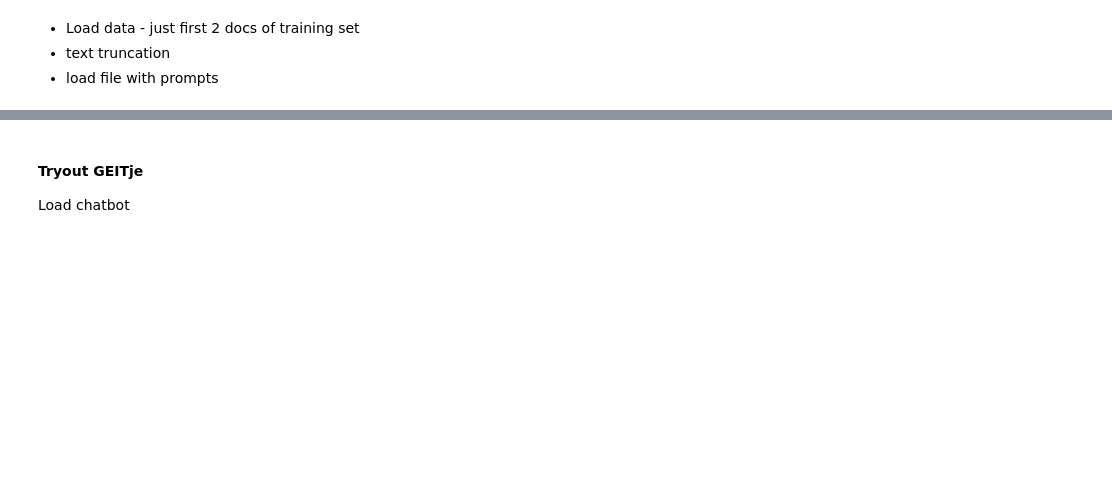
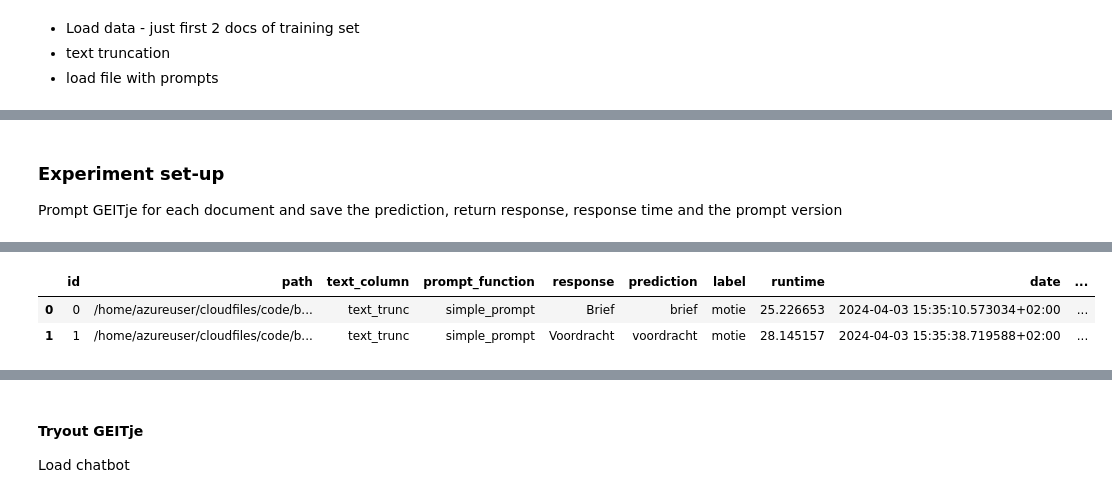
Before and after one commit to Amsterdam-Internships/document-classification-using-large-language-models, a Jupyter notebook: notebooks/CLgeitje.ipynb, the cells around one changed output, grey strips where cells are left out. Saved outputs shown, nothing was run; the diff lists cells and outputs as text; code cells hidden in the pictures; blank space fills up the shorter version.

```diff
--- a/notebooks/CLgeitje.ipynb
+++ b/notebooks/CLgeitje.ipynb
@@ -40,0 +34,77 @@ import prompt_template as pt
+# %% [markdown]
+### Experiment set-up
+Prompt GEITje for each document and save the prediction, return response, response time and the prompt version
+# %%
+import time
+import sys
+sys.path.append('../scripts/')
+import prompt_template as pt
+import prediction_helperfunctions as ph
+
+from transformers import pipeline, Conversation
+
+chatbot = pipeline(task='conversational', model='Rijgersberg/GEITje-7B-chat-v2',
+                   device_map='auto')
+
+""" Given a dataframe with txt, return a df with predictions """
+# docs_df = dataframe with the documents that need to be predicted
+# text_column = name of the column that includes the input_text. Can be different based on the text representation method.
+# prompt_function = prompt template -> ONLY prompt templates that take doc as input (ZERO SHOT)
+
+def zero_shot_predictions_incontextlearning(docs_df, text_column, prompt_function):
+    results_df = pd.DataFrame(columns = ['id', 'path', 'text_column', 'prompt_function', 'response', 'prediction', 'label', 'runtime', 'date'])
+
+    # prompt each document
+    for index, row in docs_df.iterrows():
+        start_time = time.time()
+
+        # get the prompt, with the doc filled in
+        txt = row[text_column]
+        prompt = prompt_function(txt)
+
+        # prompt and get the response
+        converse = chatbot(Conversation(prompt))
+        response = converse[1]['content']
+
+        # extract prediction from response
+        prediction = ph.get_prediction_from_response(response)
+
+        # save results in dataframe
+        results_df.loc[len(results_df)] = {
+            'id': row['id'],
+            'path' : row['path'],
+            'text_column' : text_column,
+            'prompt_function': ph.get_promptfunction_name(prompt_function),
+            'response':response,
+            'prediction':prediction,
+            'label':row['label'].lower(),
+            'runtime':time.time()-start_time,
+            'date': ph.get_datetime()
+        }
+    return results_df
+
+""" Run a prediction function -> can be ZeroShot or FewShot """
+def run_prediction(docs_df, text_column, prompt_function, subset=None, learning='ZeroShot'):
+    if learning == 'ZeroShot':
+        # get the predictions
+        res = zero_shot_predictions_incontextlearning(docs_df, text_column, prompt_function)
+
+        # INSERT ELSE STATEMENT HERE FOR FEWSHOT
+
+        # get run_id
+        path = f"{cf.output_path}/predictions/ICgeitje_predictions.pkl"
+        res['run_id'], predictions_df = ph.get_runid(path)
+
+        # combine earlier predictions with new ones
+        all_predictions = pd.concat([predictions_df, res])
+
+        # save predictions
+        all_predictions.to_pickle(path)
+
+        # save the evaluation metrics for each run
+        ph.update_overview_results(res, 'Rijgersberg/GEITje-7B-chat-v2')
+        return res
+
+res = run_prediction(df, 'text_trunc', pt.simple_prompt)
+display(res)
+# %% [output]
@@ -40,0 +115,3 @@ import prompt_template as pt
+|  | id | path | text_column | prompt_function | response | prediction | label | runtime | date | ... |
+| 0 | 0 | /home/azureuser/cloudfiles/code/b... | text_trunc | simple_prompt | Brief | brief | motie | 25.226653 | 2024-04-03 15:35:10.573034+02:00 | ... |
+| 1 | 1 | /home/azureuser/cloudfiles/code/b... | text_trunc | simple_prompt | Voordracht | voordracht | motie | 28.145157 | 2024-04-03 15:35:38.719588+02:00 | ... |
```
Also changed, not shown: parts of 9 cells of this notebook, 1 other file.
